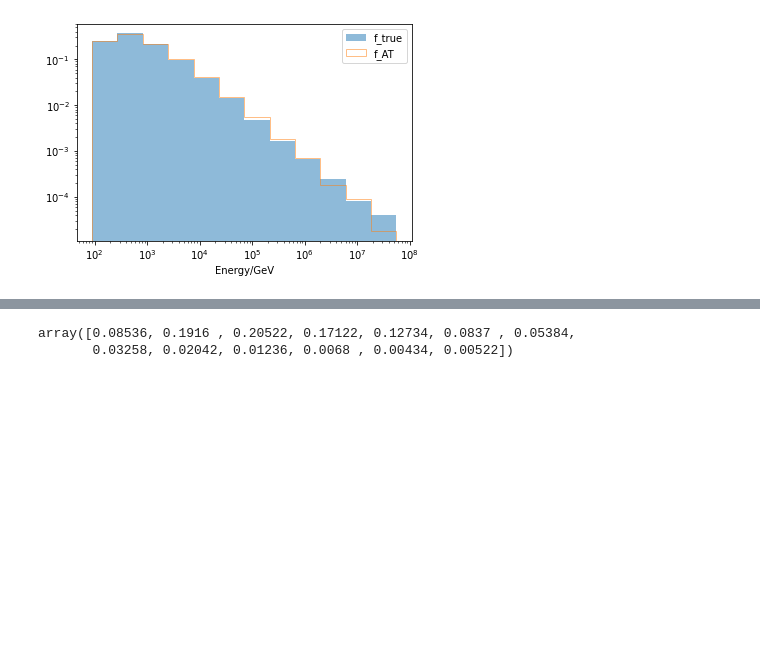
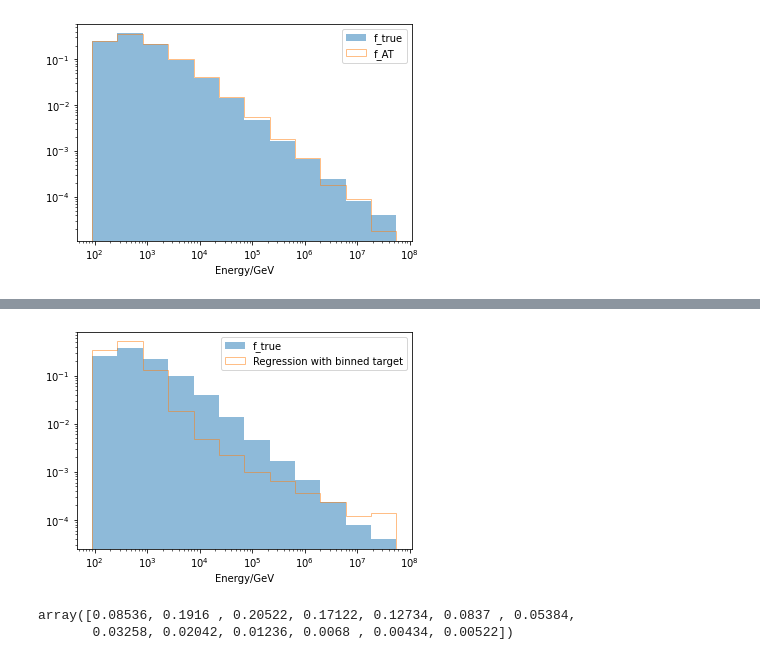
Before and after one commit to janjaek/DSEA-test, a Jupyter notebook: dsea_best_features.ipynb, the cells around one changed output, grey strips where cells are left out. Drawn from its saved outputs; the diff is of its cells as text; code cells hidden in the pictures; blank space fills up the shorter version.

```diff
--- a/dsea_best_features.ipynb
+++ b/dsea_best_features.ipynb
@@ -147,0 +181,10 @@ array([ 17963.09250674, -13604.55501754,  -2445.15204847, ...,
+# %%
+plt.hist(bin_centers, bins = binning_E, weights = f_true, alpha = 0.5,label ='f_true')
+plt.hist(bin_centers, bins = binning_E, weights = f_pred2, alpha = 0.5,histtype = 'step',label='Regression with binned target')
+plt.gca().set_xscale('log')
+plt.yscale('log')
+plt.xlabel('Energy/GeV')
+plt.legend(loc='best')
+plt.show()
+# %% [output]
+[figure, added]
```
Also changed, not shown: parts of 6 cells of this notebook.
